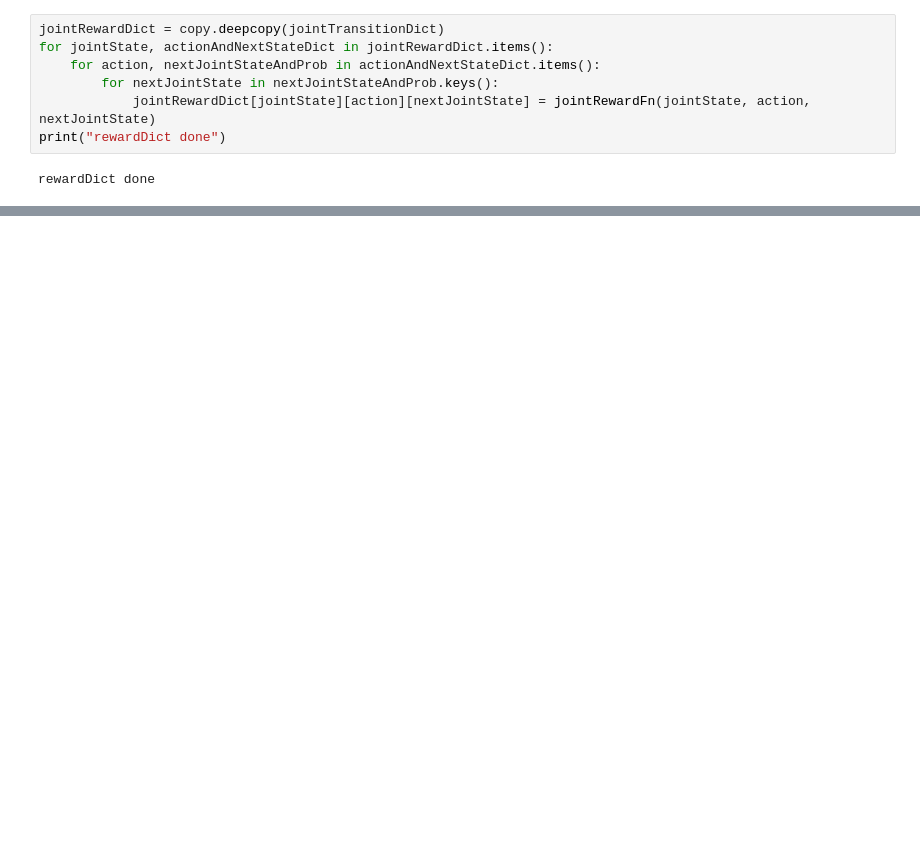
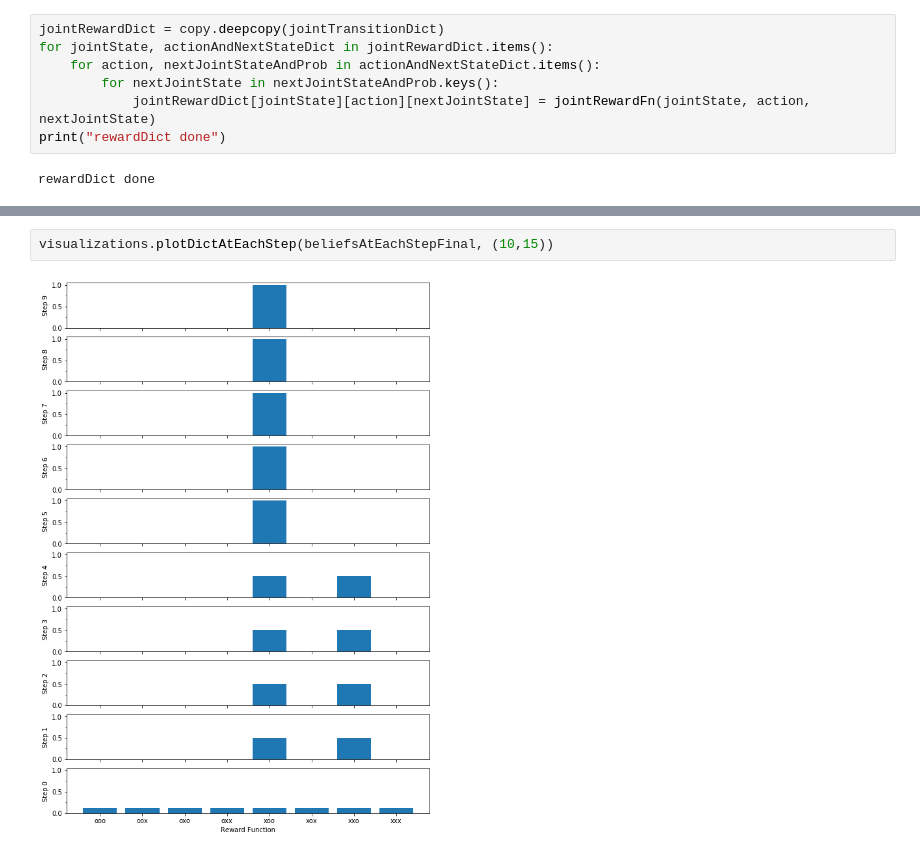
Before and after one commit to mridul7ahuja/communicative-demonstrations, a Jupyter notebook: Exec/ImplementOBMDP.ipynb, the cells around one changed output, grey strips where cells are left out. Saved outputs shown, nothing was run; the diff lists cells and outputs as text; blank space fills up the shorter version.

```diff
--- a/Exec/ImplementOBMDP.ipynb
+++ b/Exec/ImplementOBMDP.ipynb
@@ -150,0 +192,4 @@ visualizations.beliefStateInTrajectoryGraph(jointTraj, orderOfColours, (10,15))
+# %%
+visualizations.plotDictAtEachStep(beliefsAtEachStepFinal, (10,15))
+# %% [output]
+[figure, added]
```
Also changed, not shown: parts of 12 cells of this notebook.
